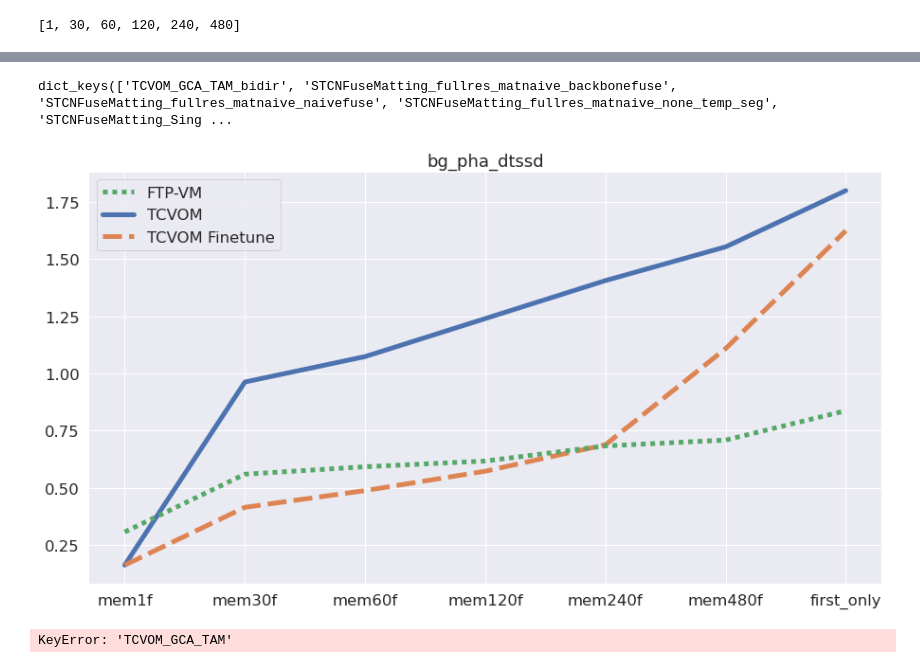
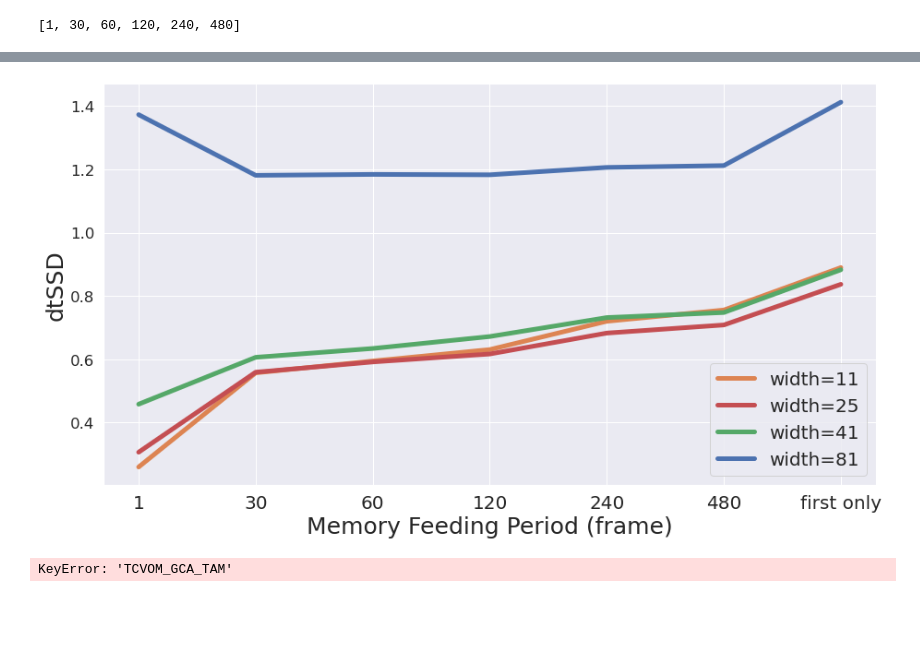
Before and after one commit to csvt32745/FTP-VM, a Jupyter notebook: analysis_mem.ipynb, the cells around one changed output, grey strips where cells are left out. Drawn from its saved outputs; the diff is of its cells as text; code cells hidden in the pictures; blank space fills up the shorter version.

```diff
--- a/analysis_mem.ipynb
+++ b/analysis_mem.ipynb
@@ -24,6 +27,6 @@ frames
 [1, 30, 60, 120, 240, 480]
 # %%
 # TODO: select some models only
-# names = [i for i in names if 'STCN' not in i]
+names = [i for i in names if 'replace-tri' not in i]
 names
 # %% [output]
@@ -68,4 +78,0 @@ metric = model_df.index
-# %%
-avg_dfs.keys()
-# %% [output]
-dict_keys(['TCVOM_GCA_TAM_bidir', 'STCNFuseMatting_fullres_matnaive_backbonefuse', 'STCNFuseMatting_fullres_matnaive_naivefuse', 'STCNFuseMatting_fullres_matnaive_none_temp_seg', 'STCNFuseMatting_Sing ...
@@ -78,7 +83,11 @@ name_dict = {
     # 'GFM_GatedFuseVM_3dtvloss_480': 'GFM_GatedFuseVM_3dtvloss_480',
     # 'GFM_GatedFuseVM_3dtvloss_weightce_512': 'GFM_GatedFuseVM_3dtvloss_weightce_512',
     # 'GFM_GatedFuseVM_2dtv_tempcons_weightce_512': 'GFM_GatedFuseVM_2dtv_tempcons_weightce_512',
-    'STCNFuseMatting_fullres_matnaive': 'FTP-VM',
+    # 'STCNFuseMatting_fullres_matnaive': 'FTP-VM (Ours)',
+    'STCNFuseMatting_fullres_matnaive_width11': 'width=11',
+    'STCNFuseMatting_fullres_matnaive': 'width=25',
+    'STCNFuseMatting_fullres_matnaive_width41': 'width=41',
+    'STCNFuseMatting_fullres_matnaive_width81': 'width=81',
     # 'STCNFuseMatting_fullres_480_temp_seg_allclass_weight_x1': 'STCNFM TempAllClassWeightx1',
     # 'STCNFuseMatting_fullres_matnaive_480_temp_seg': 'STCNFM TempCorrectClass',
     # 'STCNFuseMatting_fullres_matnaive_seg2_480_temp_seg_allclass': 'STCNFM TempAllClass',
@@ -87,41 +96,58 @@ name_dict = {
     # 'STCNFuseMatting_SameDec_480': 'SameDec',
     # 'STCNFuseMatting_fullres_matnaive_backbonefuse': 'Backbonefuse',
     # 'STCNFuseMatting_fullres_matnaive_naivefuse': 'Naivefuse',
-    'TCVOM_GCA_TAM_bidir': 'TCVOM',
+    # 'TCVOM_GCA_TAM_bidir': 'STM + TCVOM',
     # 'TCVOM_GCA_TAM': 'TCVOM',
     # 'ft_TCVOM_GCA_TAM': 'TCVOM Finetune',
-    'TCVOM_ft_GCA_TAM_bidir': 'TCVOM Finetune',
+    # 'TCVOM_ft_GCA_TAM_bidir': 'STM(ft) + TCVOM',
 }
 # %%
 def sort_time(df):
-    time_order = [f'mem{f}f' for f in frames] + ['first_only']
+    time_order = [f'{f}' for f in frames] + ['first only']
     return df.reindex(time_order)
+# %%
+metric_names = {
+    'mad': 'MAD',
+    'mse': 'MSE',
+    'dtssd': 'dtSSD',
+    'conn': 'Conn',
+    'grad': 'Grad',
+    'sad': 'SAD',
+}
+def metric_name(metric):
+    for k in metric_names:
+        if k in metric.split('_')[-1]:
+            return metric_names[k]
+    return 'not_found'
 # %%
 def run_fig(avg_dfs, name_dict, metric, save_path=''):
     # for metric in avg_dfs[next(iter(avg_dfs))]
     # df = pd.DataFrame({k: v.loc[metric] for k, v in avg_dfs.items()})
     df = pd.DataFrame({name_dict[k]: v.loc[metric] for k, v in avg_dfs.items() if k in name_dict})
     # df = pd.DataFrame({name_dict[k]: v[metric] for k, v in avg_dfs.items()})
     df = sort_time(df)
     # plt.figure()
     plt.clf()
-    lp = sns.lineplot(data=df, linewidth=5)
-    lp.set(title=f'{metric}')
+    lp = sns.lineplot(data=df, linewidth=5, dashes=False)
+    lp.set_xlabel("Memory Feeding Period (frame)", fontsize = 25)
+    lp.set_ylabel(metric_name(metric), fontsize = 25)
+    plt.tick_params(axis='x', which='major', labelsize=20)
+    # lp.set(title=f'{metric}')
     # lp.set(ylim=(15, 35))
     d = {l:h for h, l in zip(*lp.get_legend_handles_labels())}
     h, l = zip(*[(d[k], k) for k in name_dict.values()])
-    for leg in lp.legend(h, l).get_lines():
+    for leg in lp.legend(h, l, fontsize='20').get_lines():
         leg.set_linewidth(5)
     if save_path != '':
         os.makedirs(save_path, exist_ok=True)
         plt.savefig(os.path.join(save_path, metric+".png"), bbox_inches='tight')
 # metric = 'pha_grad'
-# run_fig(avg_dfs, name_dict, 'pha_mad')
+# run_fig(avg_dfs, name_dict, 'pha_dtssd')
 for metric in avg_dfs[next(iter(avg_dfs))].index:
-    run_fig(avg_dfs, name_dict, metric, 'figs_mem_vs_TCVOM')
+    run_fig(avg_dfs, name_dict, metric, 'figs_trimap_widths')
     # break
 # %% [output]
-[figure, old version]
+[figure, new version]
 # %%
 def plot_hist(score):
     df = score.melt(value_vars=score.columns).dropna()
```
Also changed, not shown: parts of 5 cells of this notebook, 18 other files.
